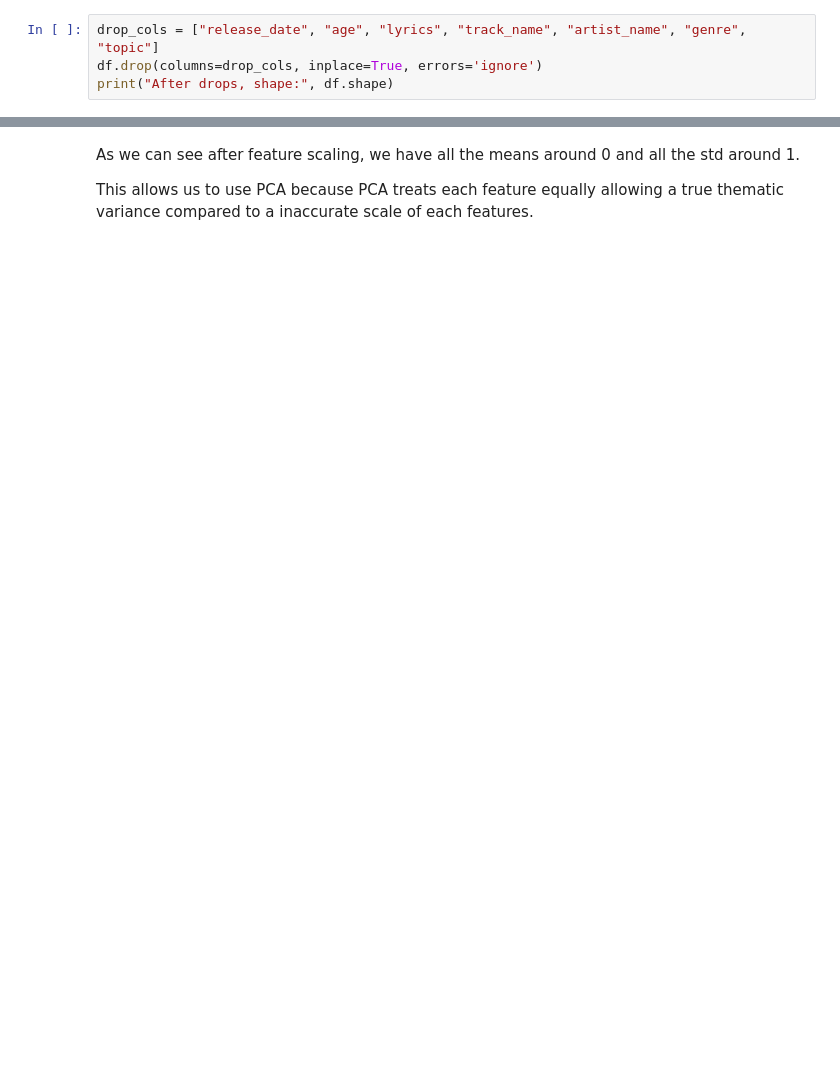
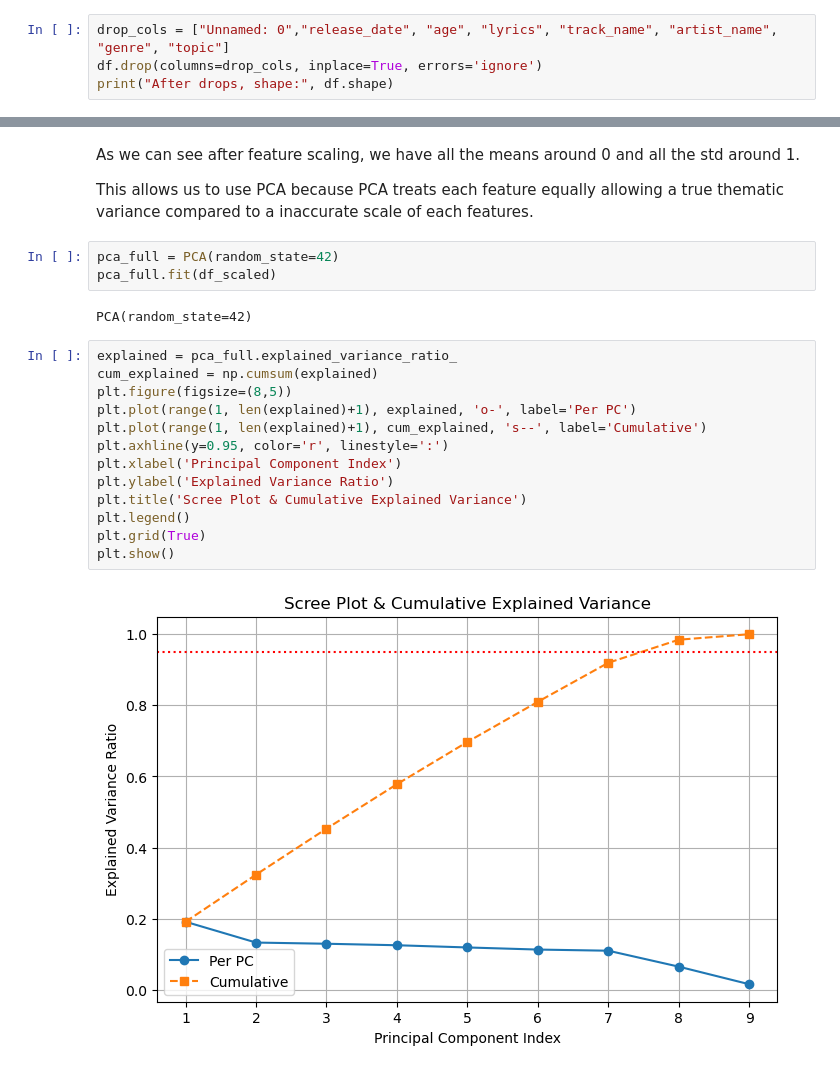
Before and after one commit to jweng8900/-TLAB-Music-Recommendation-Algorithm, a Jupyter notebook: Notebooks/pre_processing-dim_reduction.ipynb, the cells around one changed output, grey strips where cells are left out. Saved outputs shown, nothing was run; the diff lists cells and outputs as text; blank space fills up the shorter version.

```diff
--- a/Notebooks/pre_processing-dim_reduction.ipynb
+++ b/Notebooks/pre_processing-dim_reduction.ipynb
@@ -13,7 +13,7 @@ df.shape
 # %% [output]
 (28362, 24)
 # %%
-drop_cols = ["release_date", "age", "lyrics", "track_name", "artist_name", "genre", "topic"]
+drop_cols = ["Unnamed: 0","release_date", "age", "lyrics", "track_name", "artist_name", "genre", "topic"]
 df.drop(columns=drop_cols, inplace=True, errors='ignore')
 print("After drops, shape:", df.shape)
 # %% [output]
@@ -130,3 +129,23 @@ dtype: float64
 As we can see after feature scaling, we have all the means around 0 and all the std around 1.
 
 This allows us to use PCA because PCA treats each feature equally allowing a true thematic variance compared to a inaccurate scale of each features.
+# %%
+pca_full = PCA(random_state=42)
+pca_full.fit(df_scaled)
+# %% [output]
+PCA(random_state=42)
+# %%
+explained = pca_full.explained_variance_ratio_
+cum_explained = np.cumsum(explained)
+plt.figure(figsize=(8,5))
+plt.plot(range(1, len(explained)+1), explained, 'o-', label='Per PC')
+plt.plot(range(1, len(explained)+1), cum_explained, 's--', label='Cumulative')
+plt.axhline(y=0.95, color='r', linestyle=':')
+plt.xlabel('Principal Component Index')
+plt.ylabel('Explained Variance Ratio')
+plt.title('Scree Plot & Cumulative Explained Variance')
+plt.legend()
+plt.grid(True)
+plt.show()
+# %% [output]
+[figure, added]
```
Also changed, not shown: parts of 15 cells of this notebook, 1 other file.
